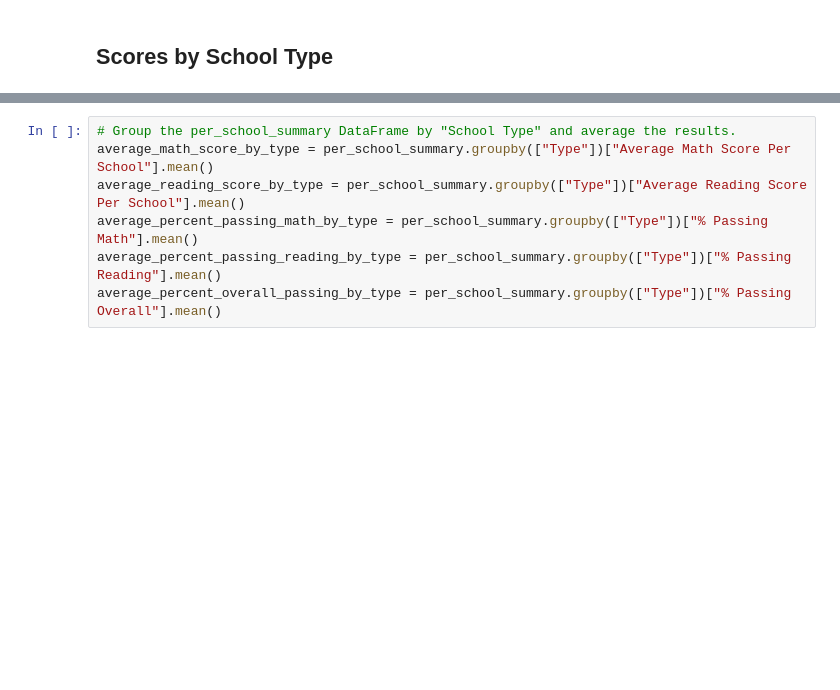
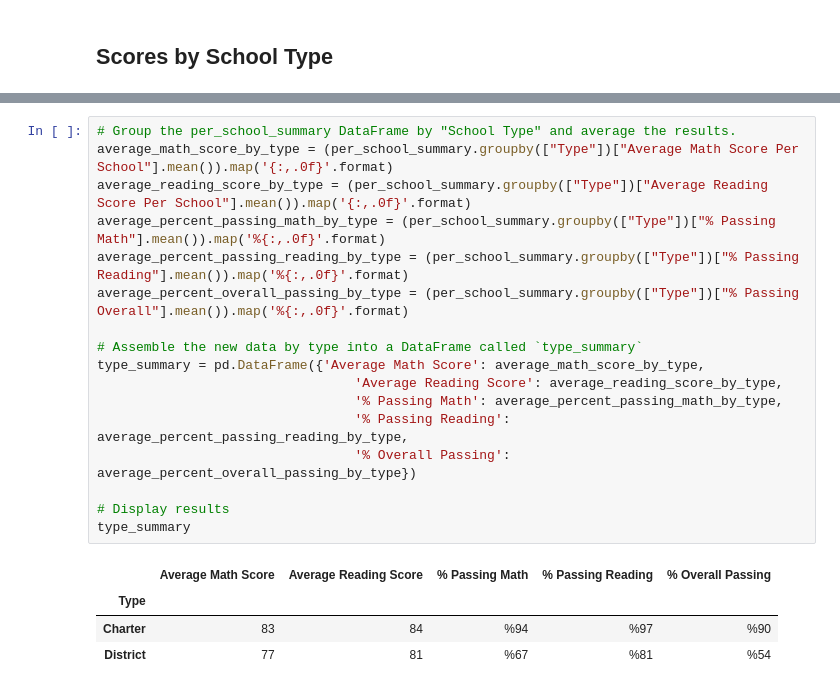
Before and after one commit to mshaaban1400/pandas-challenge, a Jupyter notebook: PyCitySchools/PyCitySchools_starter.ipynb, the cells around one changed output, grey strips where cells are left out. Drawn from its saved outputs; the diff is of its cells as text; blank space fills up the shorter version.

```diff
--- a/PyCitySchools/PyCitySchools_starter.ipynb
+++ b/PyCitySchools/PyCitySchools_starter.ipynb
@@ -584,7 +349,22 @@ per_school_summary
 # %%
 # Group the per_school_summary DataFrame by "School Type" and average the results.
-average_math_score_by_type = per_school_summary.groupby(["Type"])["Average Math Score Per School"].mean()
-average_reading_score_by_type = per_school_summary.groupby(["Type"])["Average Reading Score Per School"].mean()
-average_percent_passing_math_by_type = per_school_summary.groupby(["Type"])["% Passing Math"].mean()
-average_percent_passing_reading_by_type = per_school_summary.groupby(["Type"])["% Passing Reading"].mean()
-average_percent_overall_passing_by_type = per_school_summary.groupby(["Type"])["% Passing Overall"].mean()
+average_math_score_by_type = (per_school_summary.groupby(["Type"])["Average Math Score Per School"].mean()).map('{:,.0f}'.format)
+average_reading_score_by_type = (per_school_summary.groupby(["Type"])["Average Reading Score Per School"].mean()).map('{:,.0f}'.format)
+average_percent_passing_math_by_type = (per_school_summary.groupby(["Type"])["% Passing Math"].mean()).map('%{:,.0f}'.format)
+average_percent_passing_reading_by_type = (per_school_summary.groupby(["Type"])["% Passing Reading"].mean()).map('%{:,.0f}'.format)
+average_percent_overall_passing_by_type = (per_school_summary.groupby(["Type"])["% Passing Overall"].mean()).map('%{:,.0f}'.format)
+
+# Assemble the new data by type into a DataFrame called `type_summary`
+type_summary = pd.DataFrame({'Average Math Score': average_math_score_by_type,
+                                 'Average Reading Score': average_reading_score_by_type,
+                                 '% Passing Math': average_percent_passing_math_by_type,
+                                 '% Passing Reading': average_percent_passing_reading_by_type,
+                                 '% Overall Passing': average_percent_overall_passing_by_type})
+
+# Display results
+type_summary
+# %% [output]
+|  | Average Math Score | Average Reading Score | % Passing Math | % Passing Reading | % Overall Passing |
+| Type |  |  |  |  |  |
+| Charter | 83 | 84 | %94 | %97 | %90 |
+| District | 77 | 81 | %67 | %81 | %54 |
```
Also changed, not shown: parts of 34 cells of this notebook, 1 other file.
